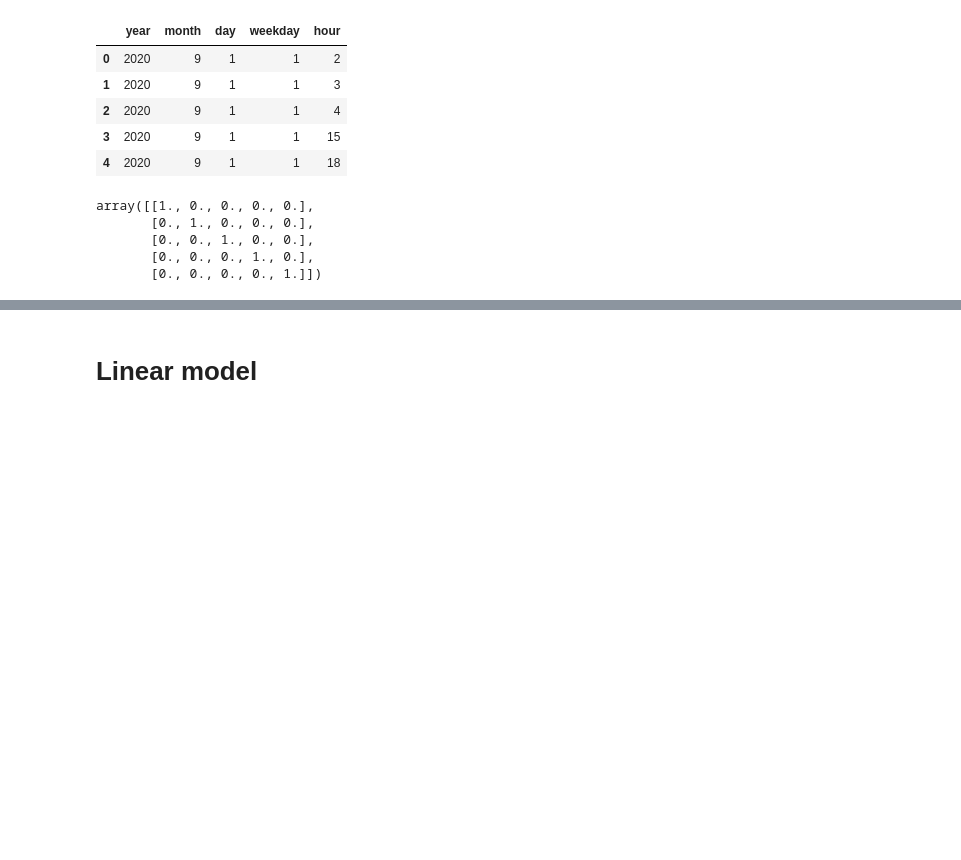
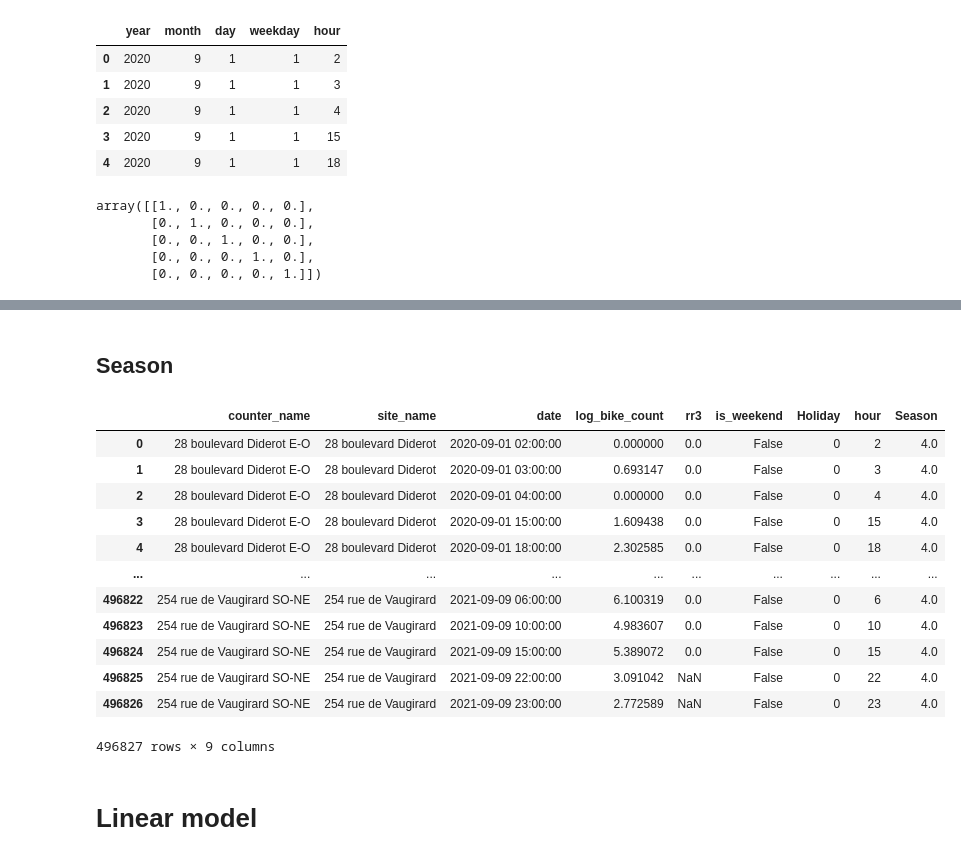
Before and after one commit to Turoc234/bike_counters_Malo_Artus, a Jupyter notebook: bike_simple.ipynb, the cells around one changed output, grey strips where cells are left out. Cells and saved outputs as stored; diff of their text form; code cells hidden in the pictures; blank space fills up the shorter version.

Commit message:
variables pour weekend + holidays + seasons

```diff
--- a/bike_simple.ipynb
+++ b/bike_simple.ipynb
@@ -23,0 +28,8 @@ data=data.drop(
+# %%
+data['hour'] = data['date'].dt.hour
+
+# Group by the hour and count the data points
+hourly_counts = data.groupby('hour').size().reset_index(name='count')
+
+# Display the result
+print(hourly_counts)
@@ -123,0 +149,3 @@ array([[1., 0., 0., 0., 0.],
+# %%
+data["is_weekend"]=data["date"].dt.dayofweek.isin([5, 6])
+data
@@ -123,0 +168,11 @@ array([[1., 0., 0., 0., 0.],
+# %%
+import holidays
+holidays = holidays.CountryHoliday('France')
+
+# Function to check if a date is a holiday
+def is_holiday(date):
+    return 1 if date in holidays else 0
+
+# Add a "Holiday" column to the DataFrame
+data['Holiday'] = data['date'].apply(is_holiday)
+data
@@ -124,3 +193,33 @@ array([[1., 0., 0., 0., 0.],
+# %% [markdown]
+## Season
+# %%
+from datetime import datetime
+def get_season(date):
+    if (date.month >= 1 and date.month < 3) or (date.month == 12 and date.day >= 21):
+        return 1  # Winter
+    elif date.month >= 3 and date.month < 6:
+        return 2  # Spring
+    elif date.month >= 6 and date.month < 9:
+        return 3  # Summer
+    elif date.month >= 9 and date.month < 12:
+        return 4  # Autumn
+# %%
+data['Season'] = data['date'].apply(get_season)
+data
+# %% [output]
+|  | counter_name | site_name | date | log_bike_count | rr3 | is_weekend | Holiday | hour | Season |
+| 0 | 28 boulevard Diderot E-O | 28 boulevard Diderot | 2020-09-01 02:00:00 | 0.000000 | 0.0 | False | 0 | 2 | 4.0 |
+| 1 | 28 boulevard Diderot E-O | 28 boulevard Diderot | 2020-09-01 03:00:00 | 0.693147 | 0.0 | False | 0 | 3 | 4.0 |
+| 2 | 28 boulevard Diderot E-O | 28 boulevard Diderot | 2020-09-01 04:00:00 | 0.000000 | 0.0 | False | 0 | 4 | 4.0 |
+| 3 | 28 boulevard Diderot E-O | 28 boulevard Diderot | 2020-09-01 15:00:00 | 1.609438 | 0.0 | False | 0 | 15 | 4.0 |
+| 4 | 28 boulevard Diderot E-O | 28 boulevard Diderot | 2020-09-01 18:00:00 | 2.302585 | 0.0 | False | 0 | 18 | 4.0 |
+| ... | ... | ... | ... | ... | ... | ... | ... | ... | ... |
+| 496822 | 254 rue de Vaugirard SO-NE | 254 rue de Vaugirard | 2021-09-09 06:00:00 | 6.100319 | 0.0 | False | 0 | 6 | 4.0 |
+| 496823 | 254 rue de Vaugirard SO-NE | 254 rue de Vaugirard | 2021-09-09 10:00:00 | 4.983607 | 0.0 | False | 0 | 10 | 4.0 |
+| 496824 | 254 rue de Vaugirard SO-NE | 254 rue de Vaugirard | 2021-09-09 15:00:00 | 5.389072 | 0.0 | False | 0 | 15 | 4.0 |
+| 496825 | 254 rue de Vaugirard SO-NE | 254 rue de Vaugirard | 2021-09-09 22:00:00 | 3.091042 | NaN | False | 0 | 22 | 4.0 |
+| 496826 | 254 rue de Vaugirard SO-NE | 254 rue de Vaugirard | 2021-09-09 23:00:00 | 2.772589 | NaN | False | 0 | 23 | 4.0 |
+496827 rows × 9 columns
 # %% [markdown]
 # Linear model
 # %%
```
Also changed, not shown: parts of 16 cells of this notebook.
